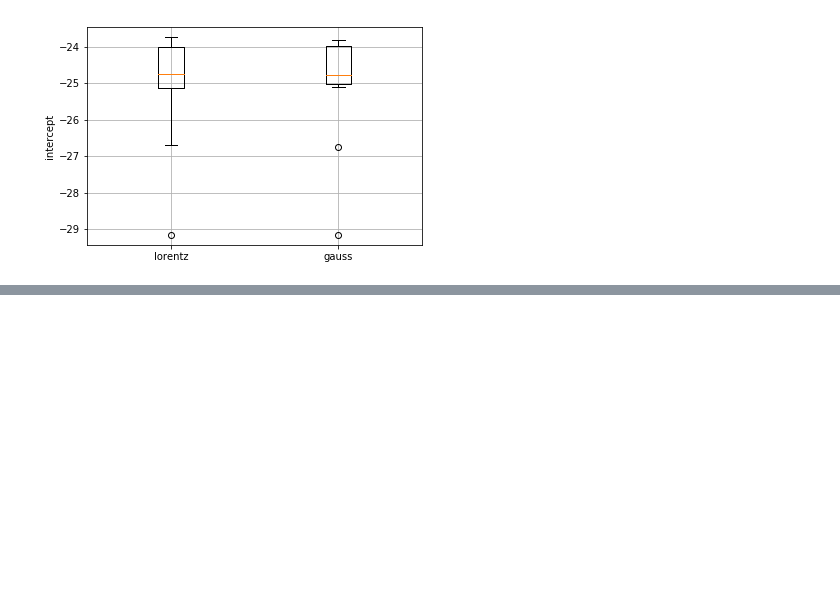
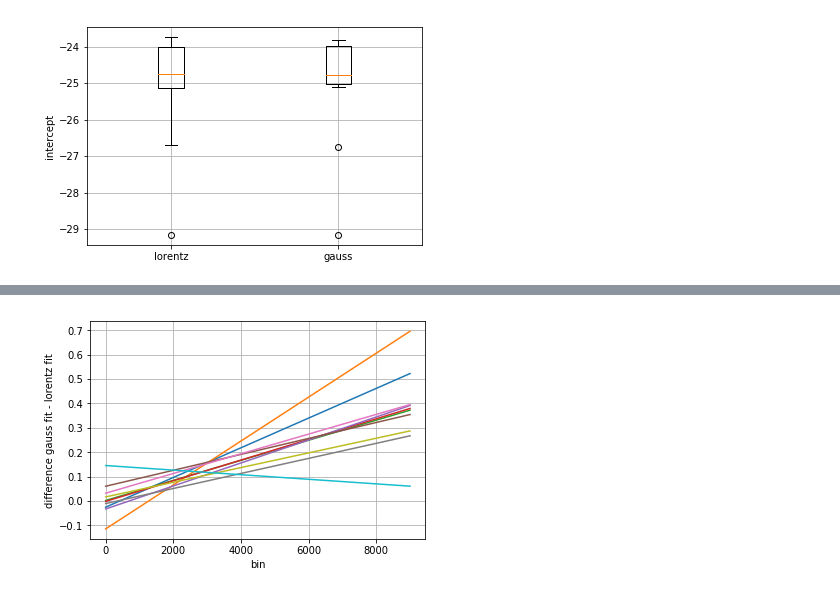
Before and after one commit to kromerh/phd_python, a Jupyter notebook: 07.IndiumActivation/07.Indium.01.Calibration.ipynb, the cells around one changed output, grey strips where cells are left out. Cells and saved outputs as stored; diff of their text form; code cells hidden in the pictures; blank space fills up the shorter version.

```diff
--- a/07.IndiumActivation/07.Indium.01.Calibration.ipynb
+++ b/07.IndiumActivation/07.Indium.01.Calibration.ipynb
@@ -587,0 +621,16 @@ NameError: name 'residuals_lorentz' is not defined
+# %%
+x = np.arange(0, 9000+1, 1)
+for slope_g, slope_l, intercept_g, intercept_l in zip(slopes_gauss, slopes_lorentz, intercepts_gauss, intercepts_lorentz):
+    y_g = slope_g*x+intercept_g
+    y_l = slope_l*x+intercept_l
+    diff_gl = (y_g - y_l)
+
+    plt.plot(x, diff_gl)
+
+plt.grid()
+
+plt.xlabel('bin')
+plt.ylabel('difference gauss fit - lorentz fit')
+plt.show()
+# %% [output]
+[figure, added]
```
Also changed, not shown: parts of 13 cells of this notebook, 1 other file.
